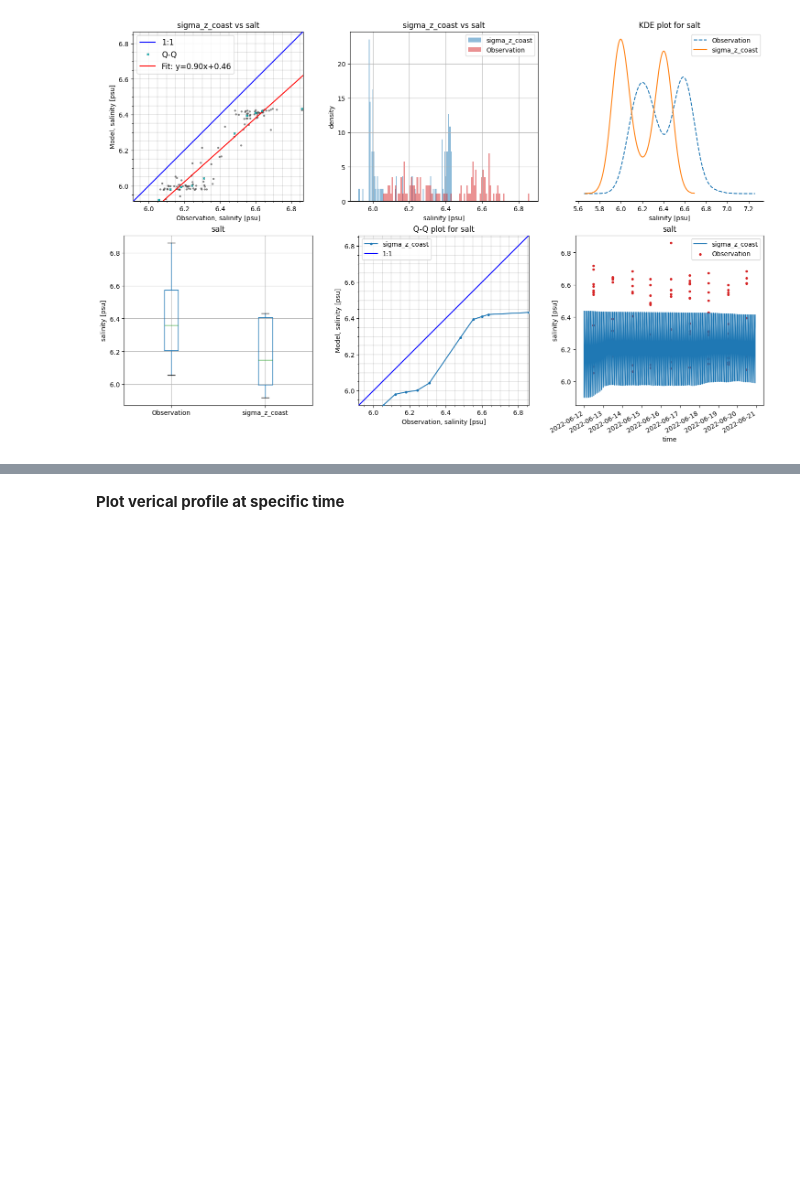
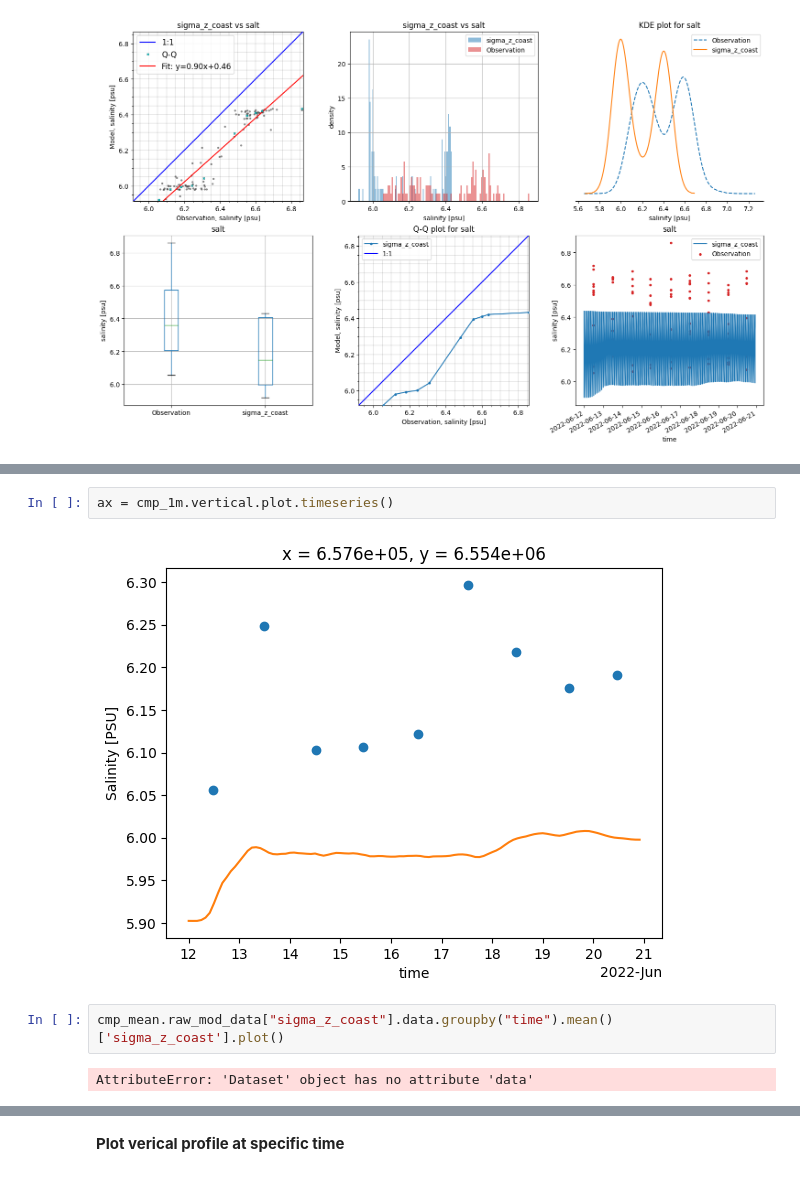
Before and after one commit to DHI/modelskill, a Jupyter notebook: notebooks/vertical_skill.ipynb, the cells around one changed output, grey strips where cells are left out. Cells and saved outputs as stored; diff of their text form; blank space fills up the shorter version.

```diff
--- a/notebooks/vertical_skill.ipynb
+++ b/notebooks/vertical_skill.ipynb
@@ -74,0 +132,8 @@ cmps.skill()
+# %%
+ax = cmp_1m.vertical.plot.timeseries()
+# %% [output]
+[figure, added]
+# %%
+cmp_mean.raw_mod_data["sigma_z_coast"].data.groupby("time").mean()['sigma_z_coast'].plot()
+# %% [output]
+AttributeError: 'Dataset' object has no attribute 'data'
```
Also changed, not shown: parts of 18 cells of this notebook, 3 other files.
